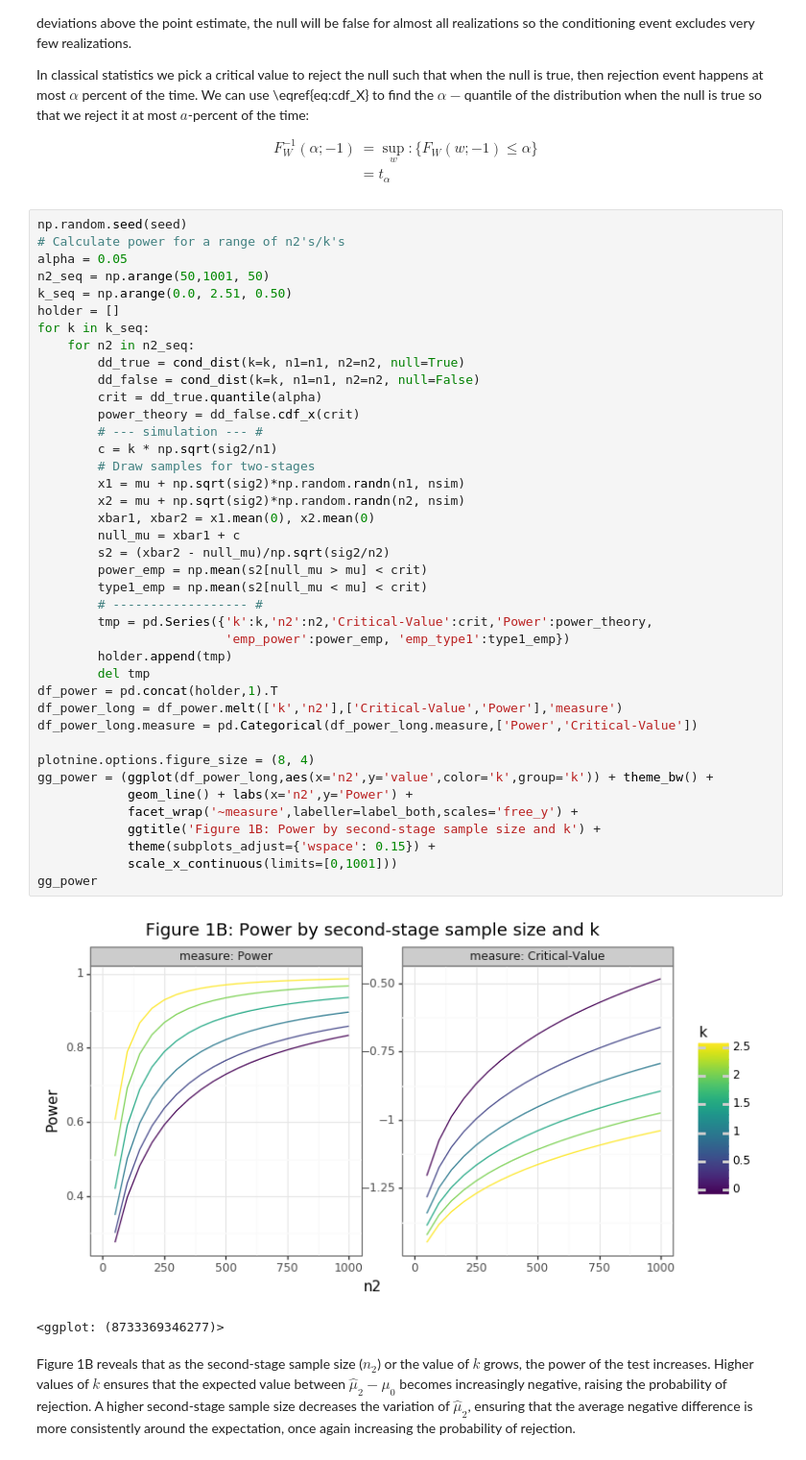
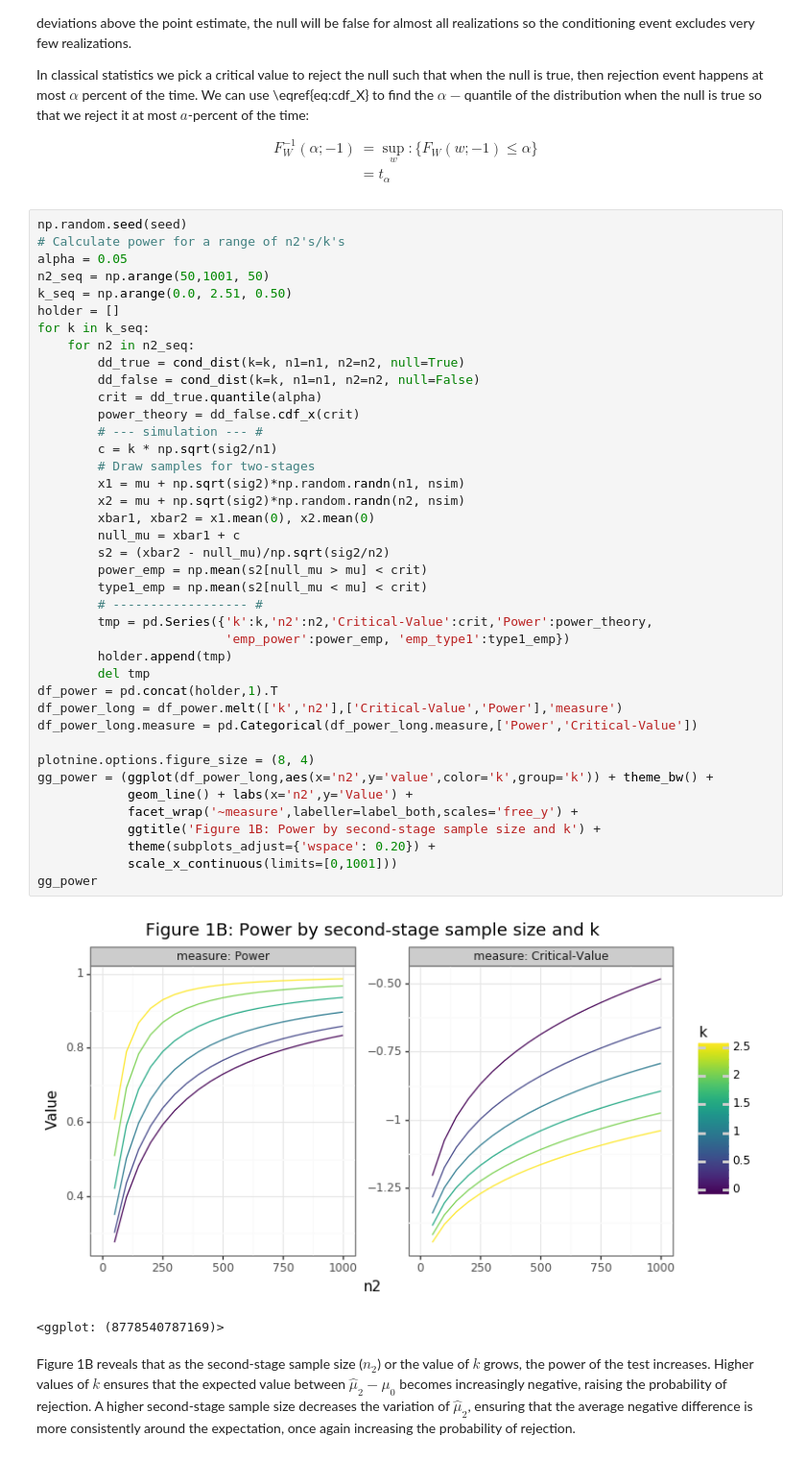
Before and after one commit to erikdrysdale/erikdrysdale.github.io, a Jupyter notebook: _rmd/extra_regression/power_for_regression_metrics.ipynb, the cells around one changed output. Shown: that part at 96% size. Cells and saved outputs as stored; diff of their text form.

Commit message:
reg power post

```diff
--- a/_rmd/extra_regression/power_for_regression_metrics.ipynb
+++ b/_rmd/extra_regression/power_for_regression_metrics.ipynb
@@ -217,37 +217,37 @@ for k in k_seq:
         dd_true = cond_dist(k=k, n1=n1, n2=n2, null=True)
         dd_false = cond_dist(k=k, n1=n1, n2=n2, null=False)
         crit = dd_true.quantile(alpha)
         power_theory = dd_false.cdf_x(crit)
         # --- simulation --- #
         c = k * np.sqrt(sig2/n1)
         # Draw samples for two-stages
         x1 = mu + np.sqrt(sig2)*np.random.randn(n1, nsim)
         x2 = mu + np.sqrt(sig2)*np.random.randn(n2, nsim)
         xbar1, xbar2 = x1.mean(0), x2.mean(0)
         null_mu = xbar1 + c
         s2 = (xbar2 - null_mu)/np.sqrt(sig2/n2)
         power_emp = np.mean(s2[null_mu > mu] < crit)
         type1_emp = np.mean(s2[null_mu < mu] < crit)
         # ------------------ #
         tmp = pd.Series({'k':k,'n2':n2,'Critical-Value':crit,'Power':power_theory,
                          'emp_power':power_emp, 'emp_type1':type1_emp})
         holder.append(tmp)
         del tmp
 df_power = pd.concat(holder,1).T
 df_power_long = df_power.melt(['k','n2'],['Critical-Value','Power'],'measure')
 df_power_long.measure = pd.Categorical(df_power_long.measure,['Power','Critical-Value'])
 
 plotnine.options.figure_size = (8, 4)
 gg_power = (ggplot(df_power_long,aes(x='n2',y='value',color='k',group='k')) + theme_bw() +
-            geom_line() + labs(x='n2',y='Power') +
+            geom_line() + labs(x='n2',y='Value') +
             facet_wrap('~measure',labeller=label_both,scales='free_y') +
             ggtitle('Figure 1B: Power by second-stage sample size and k') +
-            theme(subplots_adjust={'wspace': 0.15}) +
+            theme(subplots_adjust={'wspace': 0.20}) +
             scale_x_continuous(limits=[0,1001]))
 gg_power
 # %% [output]
-[figure, old version]
+[figure, new version]
-<ggplot: (8733369346277)>
+<ggplot: (8778540787169)>
 # %% [markdown]
 Figure 1B reveals that as the second-stage sample size ($n_2$) or the value of $k$ grows, the power of the test increases. Higher values of $k$ ensures that the expected value between $\hat\mu_2 - \hat\mu_0$ becomes increasingly negative, raising the probability of rejection. A higher second-stage sample size decreases the variation of $\hat\mu_2$, ensuring that the average negative difference is more consistently around the expectation, once again increasing the probability of rejection.
 # %%
```
Also changed, not shown: parts of 6 cells of this notebook, 1 other file.
